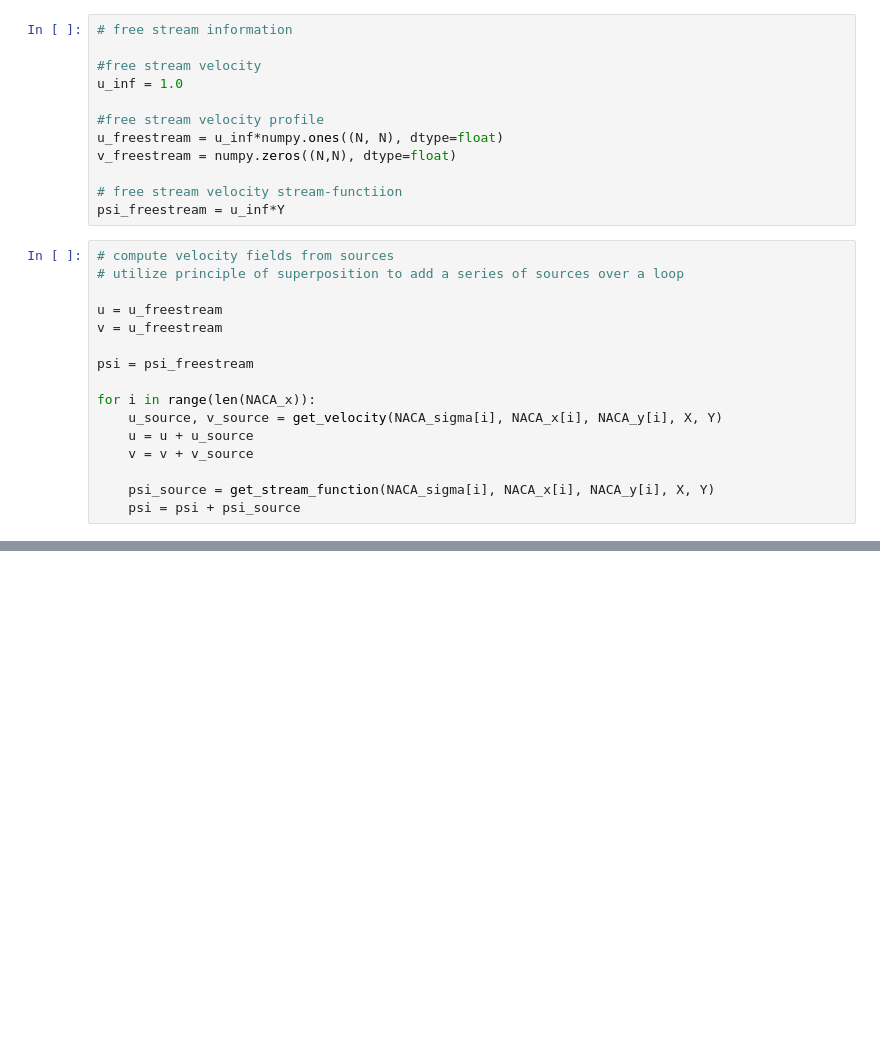
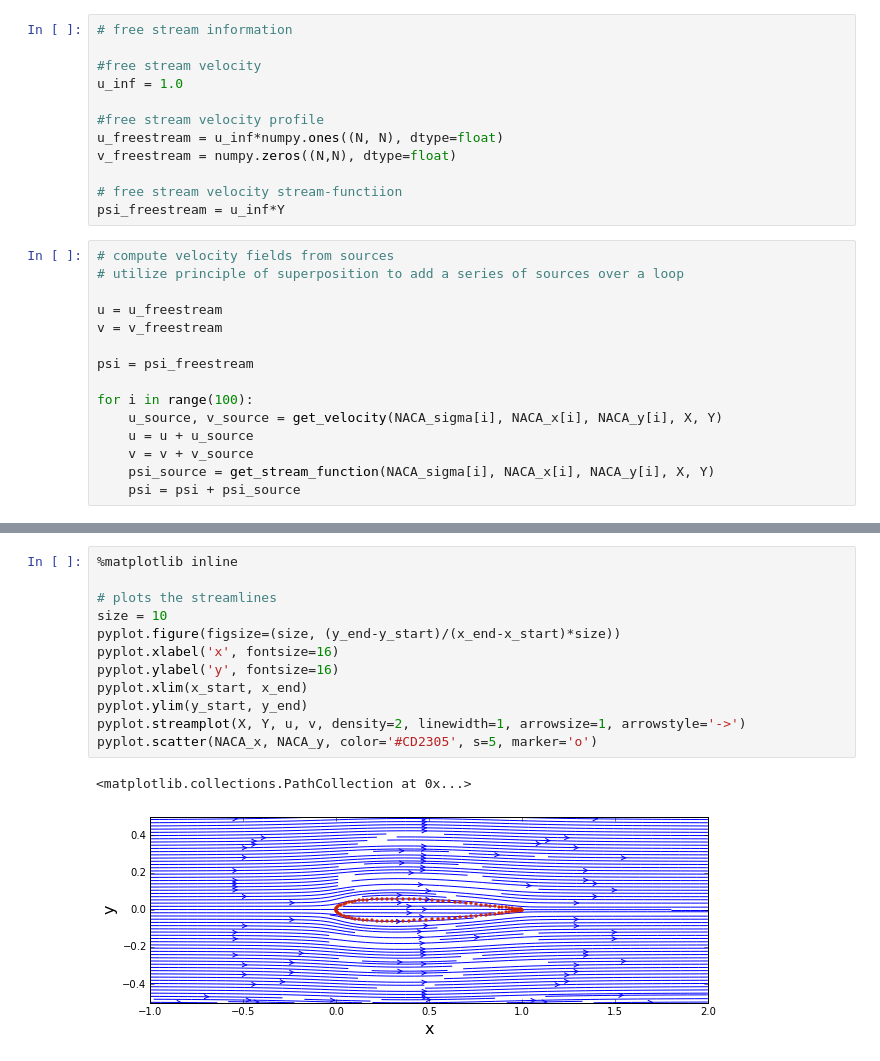
Before and after one commit to mglasstone/MAE6226, a Jupyter notebook: Lesson03-Assignment.ipynb, the cells around one changed output, grey strips where cells are left out. Drawn from its saved outputs; the diff is of its cells as text; blank space fills up the shorter version.

Commit message:
Added plots and max Cp

```diff
--- a/Lesson03-Assignment.ipynb
+++ b/Lesson03-Assignment.ipynb
@@ -81,14 +81,13 @@ psi_freestream = u_inf*Y
 # utilize principle of superposition to add a series of sources over a loop
 
 u = u_freestream
-v = u_freestream
+v = v_freestream
 
 psi = psi_freestream
 
-for i in range(len(NACA_x)):
+for i in range(100):
     u_source, v_source = get_velocity(NACA_sigma[i], NACA_x[i], NACA_y[i], X, Y)
     u = u + u_source
     v = v + v_source
-
     psi_source = get_stream_function(NACA_sigma[i], NACA_x[i], NACA_y[i], X, Y)
     psi = psi + psi_source
@@ -97,0 +103,15 @@ for i in range(len(NACA_x)):
+# %%
+%matplotlib inline
+
+# plots the streamlines
+size = 10
+pyplot.figure(figsize=(size, (y_end-y_start)/(x_end-x_start)*size))
+pyplot.xlabel('x', fontsize=16)
+pyplot.ylabel('y', fontsize=16)
+pyplot.xlim(x_start, x_end)
+pyplot.ylim(y_start, y_end)
+pyplot.streamplot(X, Y, u, v, density=2, linewidth=1, arrowsize=1, arrowstyle='->')
+pyplot.scatter(NACA_x, NACA_y, color='#CD2305', s=5, marker='o')
+# %% [output]
+<matplotlib.collections.PathCollection at 0x...>
+[figure, added]
```
Also changed, not shown: parts of 3 cells of this notebook.
